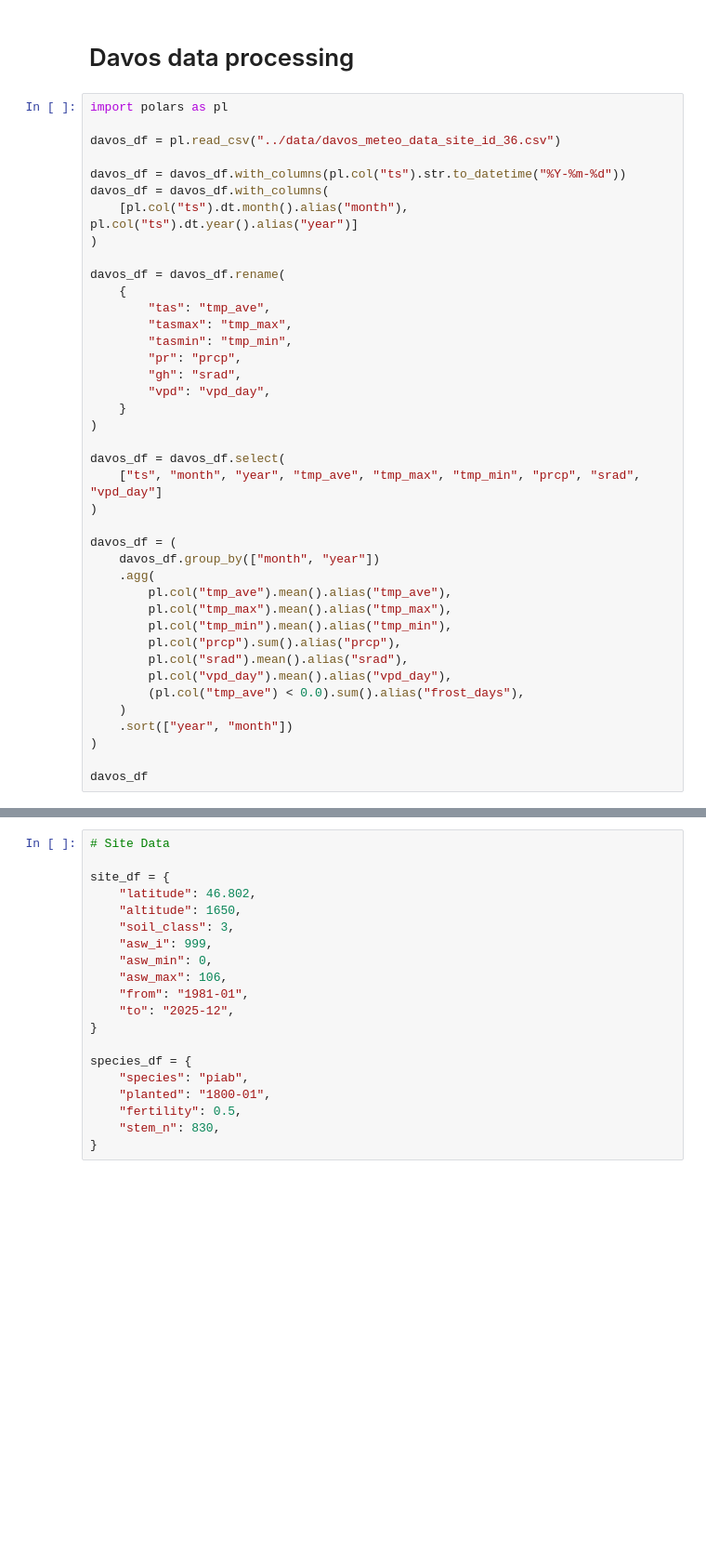
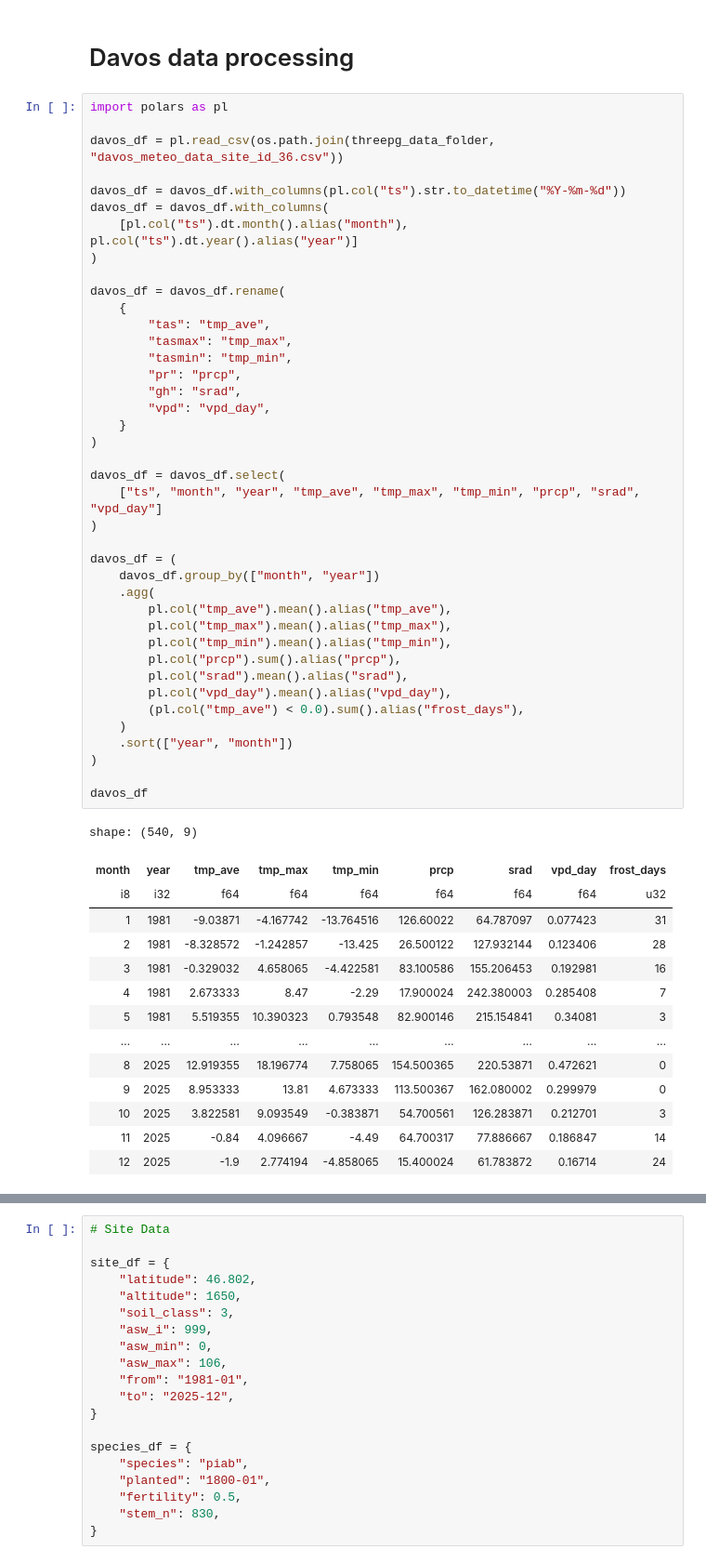
Before and after one commit to simlab-vs/TrunX, a Jupyter notebook: notebooks/prepare_solling_data.ipynb, the cells around one changed output, grey strips where cells are left out. Shown at 93% size. Cells and saved outputs as stored; diff of their text form; blank space fills up the shorter version.

```diff
--- a/notebooks/prepare_solling_data.ipynb
+++ b/notebooks/prepare_solling_data.ipynb
@@ -81,7 +102,7 @@ with pd.ExcelWriter("../data/solling_data.xlsx", engine="openpyxl") as writer:
 # %%
 import polars as pl
 
-davos_df = pl.read_csv("../data/davos_meteo_data_site_id_36.csv")
+davos_df = pl.read_csv(os.path.join(threepg_data_folder, "davos_meteo_data_site_id_36.csv"))
 
 davos_df = davos_df.with_columns(pl.col("ts").str.to_datetime("%Y-%m-%d"))
 davos_df = davos_df.with_columns(
@@ -91,33 +112,48 @@ davos_df = davos_df.with_columns(
 davos_df = davos_df.rename(
     {
         "tas": "tmp_ave",
         "tasmax": "tmp_max",
         "tasmin": "tmp_min",
         "pr": "prcp",
         "gh": "srad",
         "vpd": "vpd_day",
     }
 )
 
 davos_df = davos_df.select(
     ["ts", "month", "year", "tmp_ave", "tmp_max", "tmp_min", "prcp", "srad", "vpd_day"]
 )
 
 davos_df = (
     davos_df.group_by(["month", "year"])
     .agg(
         pl.col("tmp_ave").mean().alias("tmp_ave"),
         pl.col("tmp_max").mean().alias("tmp_max"),
         pl.col("tmp_min").mean().alias("tmp_min"),
         pl.col("prcp").sum().alias("prcp"),
         pl.col("srad").mean().alias("srad"),
         pl.col("vpd_day").mean().alias("vpd_day"),
         (pl.col("tmp_ave") < 0.0).sum().alias("frost_days"),
     )
     .sort(["year", "month"])
 )
 
 davos_df
+# %% [output]
+shape: (540, 9)
+| month | year | tmp_ave | tmp_max | tmp_min | prcp | srad | vpd_day | frost_days |
+| i8 | i32 | f64 | f64 | f64 | f64 | f64 | f64 | u32 |
+| 1 | 1981 | -9.03871 | -4.167742 | -13.764516 | 126.60022 | 64.787097 | 0.077423 | 31 |
+| 2 | 1981 | -8.328572 | -1.242857 | -13.425 | 26.500122 | 127.932144 | 0.123406 | 28 |
+| 3 | 1981 | -0.329032 | 4.658065 | -4.422581 | 83.100586 | 155.206453 | 0.192981 | 16 |
+| 4 | 1981 | 2.673333 | 8.47 | -2.29 | 17.900024 | 242.380003 | 0.285408 | 7 |
+| 5 | 1981 | 5.519355 | 10.390323 | 0.793548 | 82.900146 | 215.154841 | 0.34081 | 3 |
+| … | … | … | … | … | … | … | … | … |
+| 8 | 2025 | 12.919355 | 18.196774 | 7.758065 | 154.500365 | 220.53871 | 0.472621 | 0 |
+| 9 | 2025 | 8.953333 | 13.81 | 4.673333 | 113.500367 | 162.080002 | 0.299979 | 0 |
+| 10 | 2025 | 3.822581 | 9.093549 | -0.383871 | 54.700561 | 126.283871 | 0.212701 | 3 |
+| 11 | 2025 | -0.84 | 4.096667 | -4.49 | 64.700317 | 77.886667 | 0.186847 | 14 |
+| 12 | 2025 | -1.9 | 2.774194 | -4.858065 | 15.400024 | 61.783872 | 0.16714 | 24 |
 # %%
 import pandas as pd
 from docx import Document
```
Also changed, not shown: parts of 8 cells of this notebook, 13 other files.
